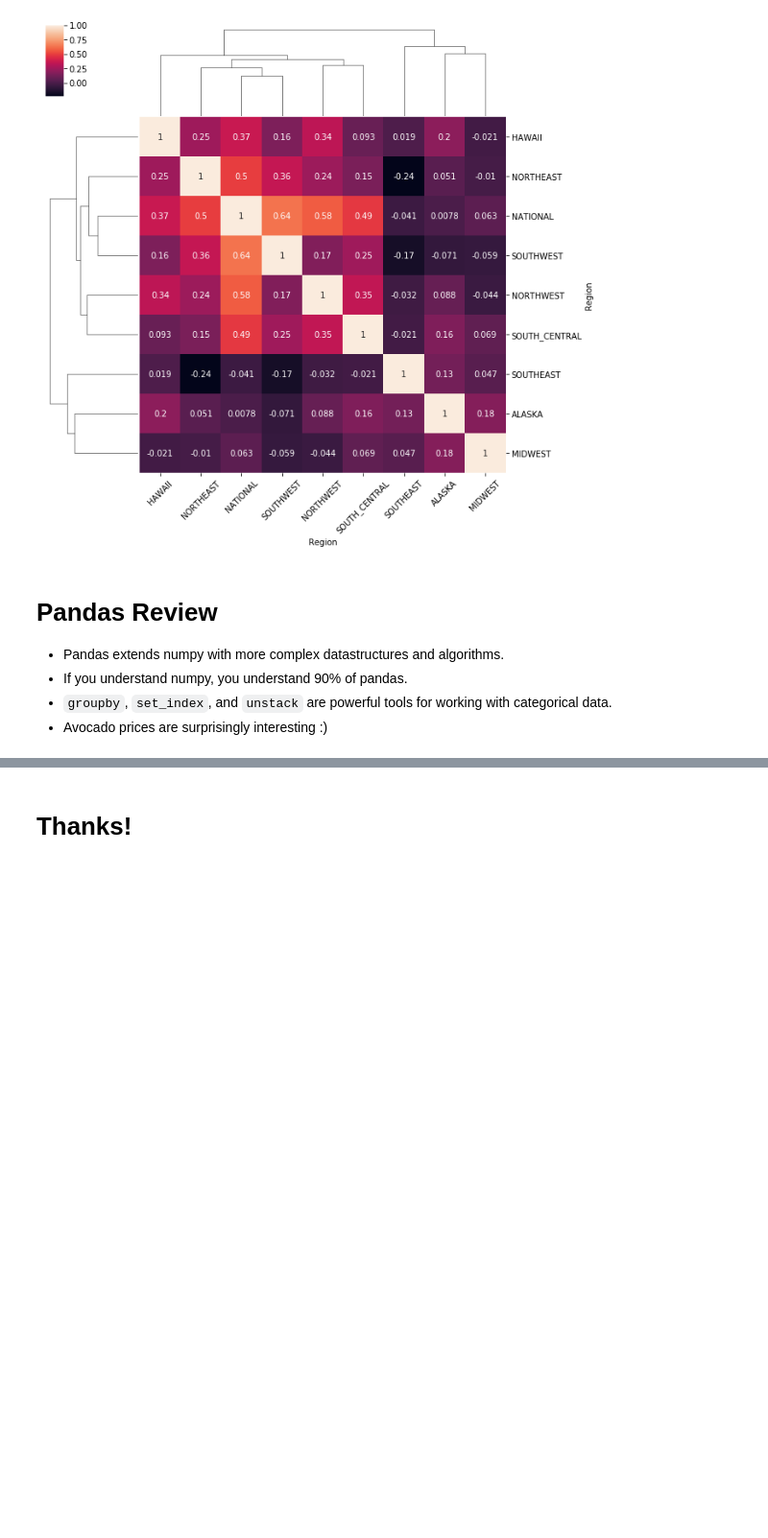
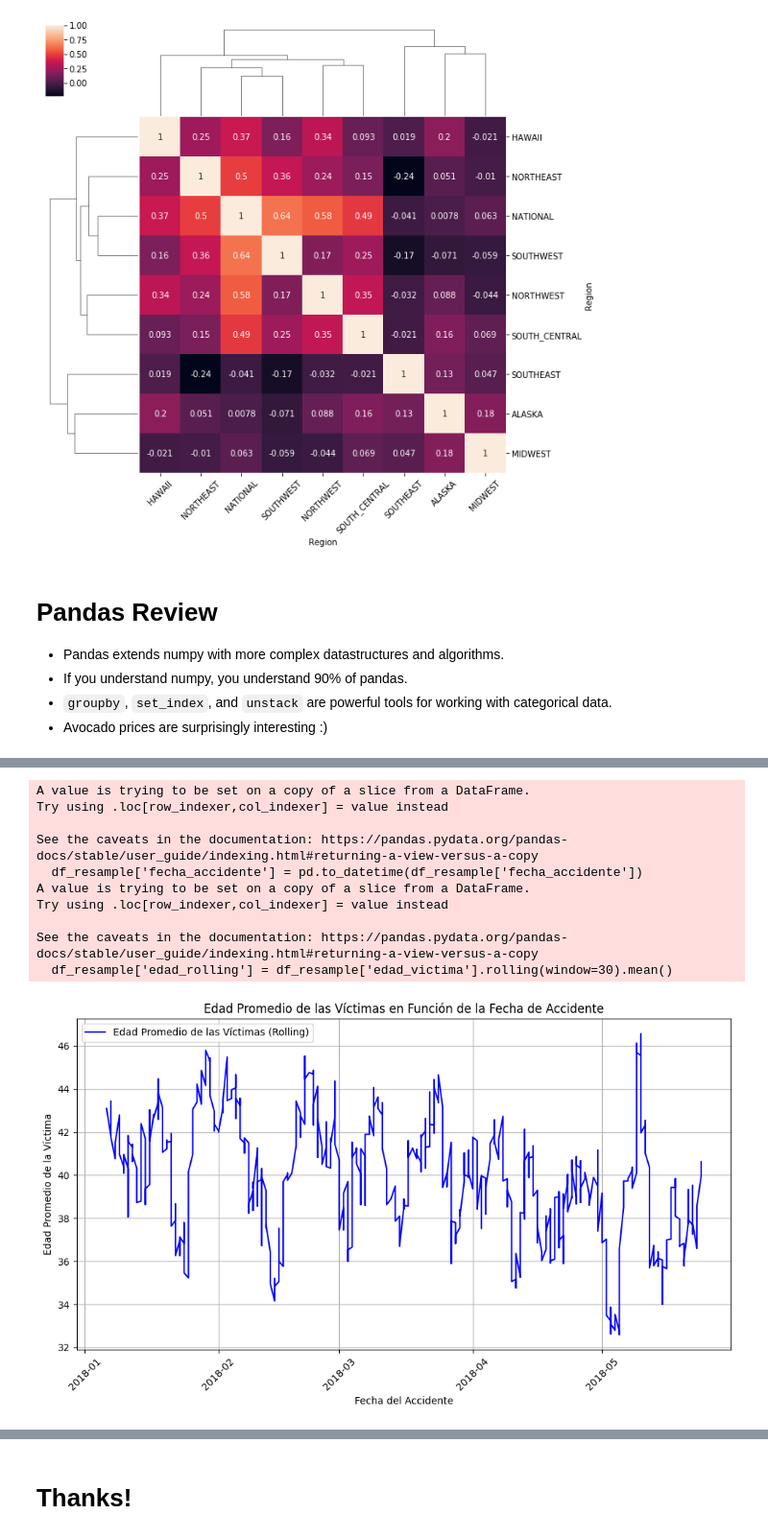
Before and after one commit to ssuazam/MetNumUN2024II, a Jupyter notebook: Lab2/Lab2.ipynb, the cells around one changed output, grey strips where cells are left out. Shown at 96% size. Cells and saved outputs as stored; diff of their text form; code cells hidden in the pictures; blank space fills up the shorter version.

```diff
--- a/Lab2/Lab2.ipynb
+++ b/Lab2/Lab2.ipynb
@@ -1675,0 +1678,10 @@ ax.set_xticklabels(ax.get_xticklabels(), rotation=45);
+# %%
+import requests
+import pandas as pd
+
+
+url = 'https://www.datos.gov.co/resource/y628-5q9a.json'
+
+response= requests.get(url)
+df = pd.DataFrame(response.json())
+print(df.head())
@@ -1675,0 +1709,3 @@ ax.set_xticklabels(ax.get_xticklabels(), rotation=45);
+# %%
+df['fecha_accidente'] = pd.to_datetime(df['fecha_accidente'])
+df.dtypes
@@ -1675,0 +1743,40 @@ ax.set_xticklabels(ax.get_xticklabels(), rotation=45);
+# %%
+import matplotlib.pyplot as plt
+import pandas as pd
+df_resample = df
+
+df_resample['edad_victima'] = pd.to_numeric(df_resample['edad_victima'], errors='coerce')
+
+
+df_resample = df_resample[df_resample['edad_victima'] <= 150]
+
+
+df_resample['fecha_accidente'] = pd.to_datetime(df_resample['fecha_accidente'])
+
+
+df_resample.set_index('fecha_accidente', inplace=True)
+
+df_resample['edad_rolling'] = df_resample['edad_victima'].rolling(window=30).mean()
+
+plt.figure(figsize=(10, 6))
+plt.plot(df_resample.index, df_resample['edad_rolling'], label='Edad Promedio de las Víctimas (Rolling)', color='blue')
+plt.xlabel('Fecha del Accidente')
+plt.ylabel('Edad Promedio de la Víctima')
+plt.title('Edad Promedio de las Víctimas en Función de la Fecha de Accidente')
+plt.xticks(rotation=45)
+plt.legend()
+plt.grid(True)
+plt.tight_layout()
+plt.show()
+# %% [output]
+A value is trying to be set on a copy of a slice from a DataFrame.
+Try using .loc[row_indexer,col_indexer] = value instead
+
+See the caveats in the documentation: https://pandas.pydata.org/pandas-docs/stable/user_guide/indexing.html#returning-a-view-versus-a-copy
+  df_resample['fecha_accidente'] = pd.to_datetime(df_resample['fecha_accidente'])
+A value is trying to be set on a copy of a slice from a DataFrame.
+Try using .loc[row_indexer,col_indexer] = value instead
+
+See the caveats in the documentation: https://pandas.pydata.org/pandas-docs/stable/user_guide/indexing.html#returning-a-view-versus-a-copy
+  df_resample['edad_rolling'] = df_resample['edad_victima'].rolling(window=30).mean()
+[figure, added]
```
Also changed, not shown: parts of 8 cells of this notebook.
